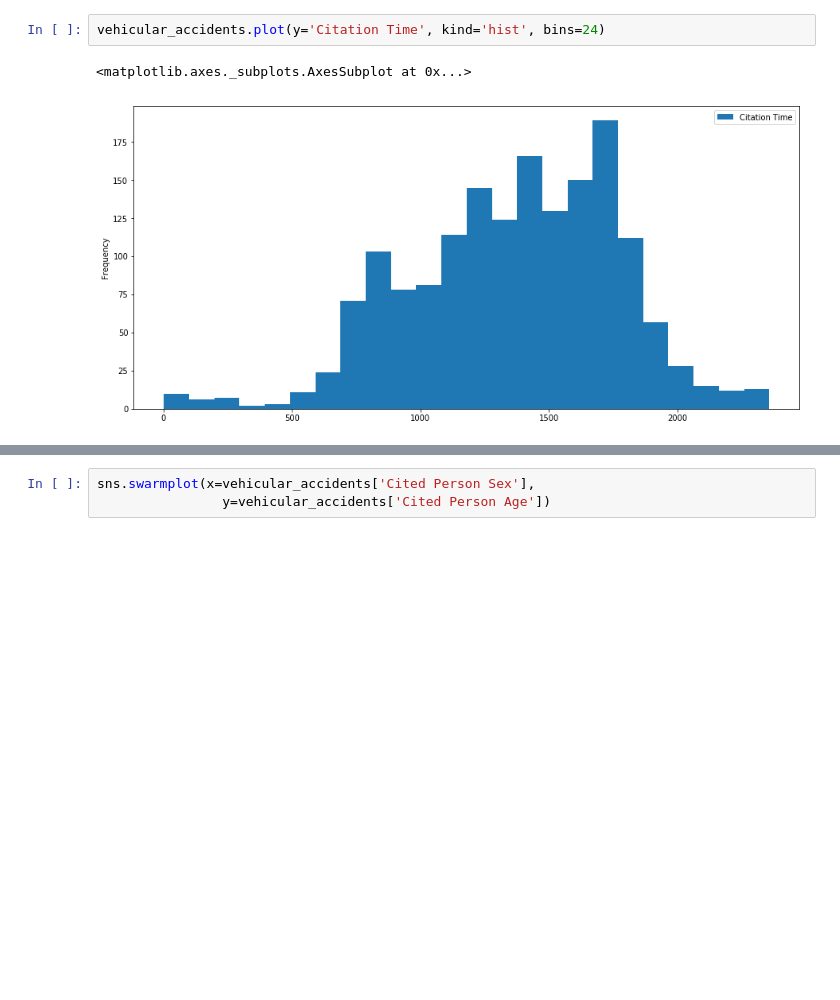
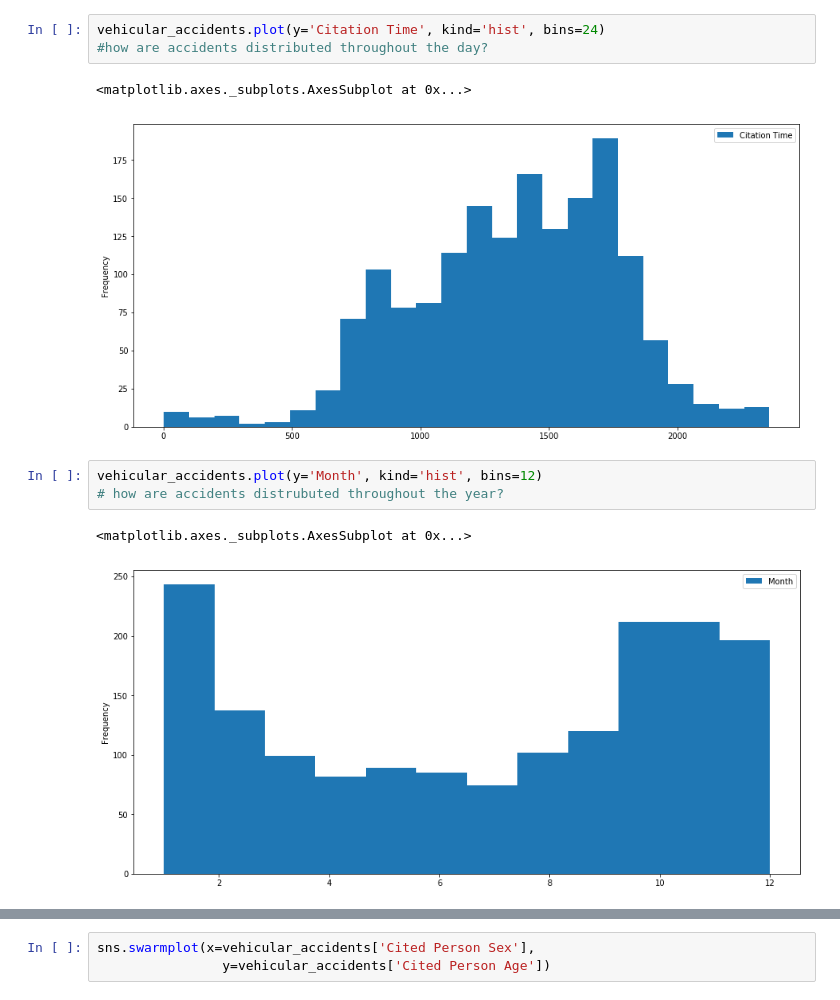
Before and after one commit to mrkjhsn/City-of-Scottsdale-Citations, a Jupyter notebook: Vehicular_Accidents_Visualization.ipynb, the cells around one changed output, grey strips where cells are left out. Drawn from its saved outputs; the diff is of its cells as text; blank space fills up the shorter version.

```diff
--- a/Vehicular_Accidents_Visualization.ipynb
+++ b/Vehicular_Accidents_Visualization.ipynb
@@ -54,8 +51,15 @@ citations
 # %%
 vehicular_accidents.plot(y='Citation Time', kind='hist', bins=24)
+#how are accidents distributed throughout the day?
 # %% [output]
 <matplotlib.axes._subplots.AxesSubplot at 0x...>
 [figure]
+# %%
+vehicular_accidents.plot(y='Month', kind='hist', bins=12)
+# how are accidents distrubuted throughout the year?
+# %% [output]
+<matplotlib.axes._subplots.AxesSubplot at 0x...>
+[figure, added]
 # %%
 sns.scatterplot(x=vehicular_accidents['Citation Time'],
                 y=vehicular_accidents['Cited Person Age'], color='black')
```
Also changed, not shown: parts of 7 cells of this notebook.
